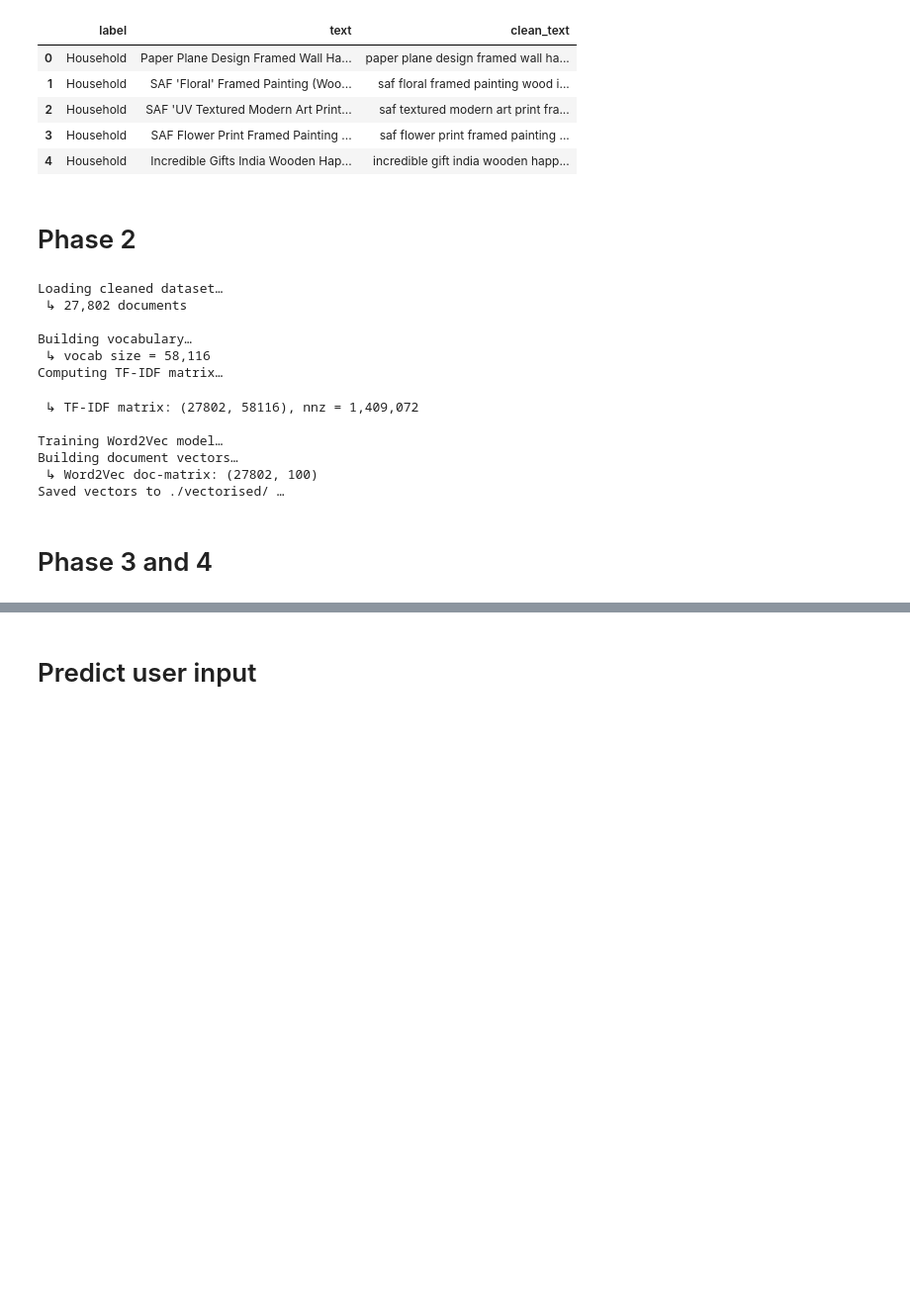
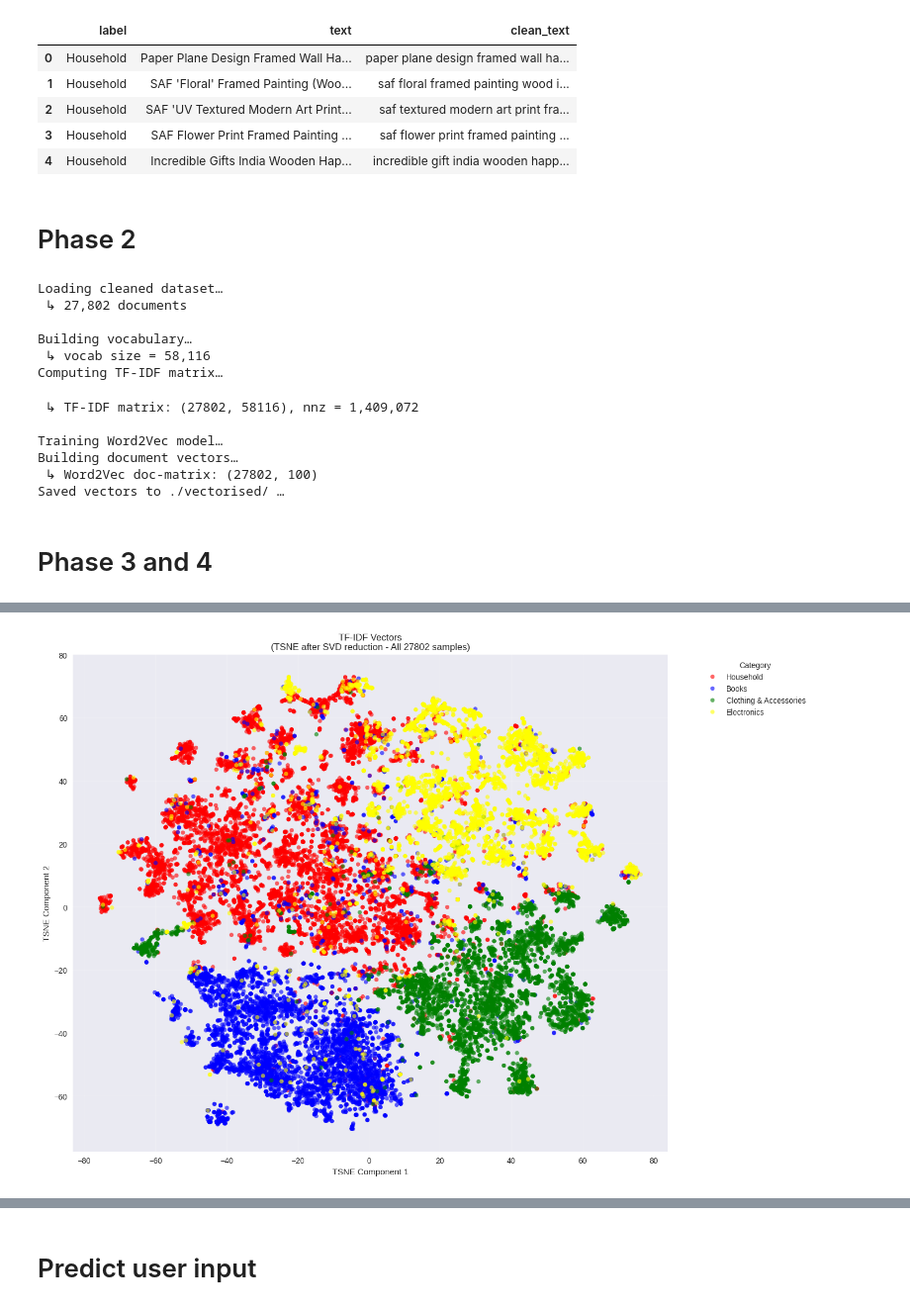
Before and after one commit to HosseinArianmehr2004/Ecommerce-NLP-Classification, a Jupyter notebook: source.ipynb, the cells around one changed output, grey strips where cells are left out. Shown at 99% size. Cells and saved outputs as stored; diff of their text form; code cells hidden in the pictures; blank space fills up the shorter version.

```diff
--- a/source.ipynb
+++ b/source.ipynb
@@ -470,0 +508,93 @@ Sample indices predicted as 'Electronics': []
+# %%
+import numpy as np
+import matplotlib.pyplot as plt
+from sklearn.decomposition import TruncatedSVD
+from sklearn.preprocessing import Normalizer
+from sklearn.manifold import TSNE
+from sklearn.decomposition import PCA
+from sklearn.preprocessing import LabelEncoder
+import seaborn as sns
+import pandas as pd
+
+def plot_tfidf_improved(X, labels, title, method='pca'):
+    """
+    Improved visualization for TF-IDF vectors with proper preprocessing
+    """
+    # Convert string labels to numerical
+    if isinstance(labels[0], str):
+        label_encoder = LabelEncoder()
+        labels_numeric = label_encoder.fit_transform(labels)
+        class_names = label_encoder.classes_
+        print(f"Classes: {list(class_names)}")
+    else:
+        labels_numeric = labels
+        class_names = np.unique(labels)
+
+    # Use all data (no sampling)
+    if hasattr(X, 'issparse') and X.issparse():
+        X_dense = X.toarray()
+    else:
+        X_dense = X
+
+    print(f"Using all {X_dense.shape[0]} data points")
+    print(f"Data shape: {X_dense.shape}")
+
+    # Step 1: Reduce dimensionality first using SVD (essential for TF-IDF)
+    n_components = min(100, X_dense.shape[1]-1)
+    print(f"Reducing to {n_components} dimensions with SVD...")
+    svd = TruncatedSVD(n_components=n_components, random_state=42)
+    X_reduced = svd.fit_transform(X_dense)
+
+    # Step 2: Normalize the reduced vectors
+    X_reduced = Normalizer().fit_transform(X_reduced)
+
+    # Step 3: Apply final dimensionality reduction
+    if method == 'pca':
+        print("Applying PCA...")
+        reducer = PCA(n_components=2, random_state=42)
+        X_final = reducer.fit_transform(X_reduced)
+        print(f"Explained variance ratio: {reducer.explained_variance_ratio_.sum():.3f}")
+
+    elif method == 'tsne':
+        print("Applying t-SNE...")
+        # For large datasets, use higher perplexity and more iterations
+        reducer = TSNE(n_components=2, random_state=42,
+                      perplexity=min(50, X_reduced.shape[0]//10),
+                      learning_rate=200, n_iter=1000,
+                      init='random')  # Use random init for stability
+        X_final = reducer.fit_transform(X_reduced)
+
+    # Create the plot
+    plt.figure(figsize=(14, 10))  # Larger figure for more data points
+
+    # Create custom color palette with red, blue, green, yellow
+    custom_palette = ['red', 'blue', 'green', 'yellow', 'orange', 'purple', 'cyan', 'magenta', 'lime', 'pink']
+
+    # Use seaborn for better categorical plotting
+    df = pd.DataFrame({
+        'x': X_final[:, 0],
+        'y': X_final[:, 1],
+        'class': [class_names[l] for l in labels_numeric] if isinstance(labels[0], str) else labels_numeric
+    })
+
+    # Use smaller point size and adjust alpha for better visibility with many points
+    sns.scatterplot(data=df, x='x', y='y', hue='class',
+                   palette=custom_palette, alpha=0.6, s=30, edgecolor='none')
+
+    plt.title(f"{title}\n({method.upper()} after SVD reduction - All {X_dense.shape[0]} samples)")
+    plt.xlabel(f"{method.upper()} Component 1")
+    plt.ylabel(f"{method.upper()} Component 2")
+    plt.legend(title='Category', bbox_to_anchor=(1.05, 1), loc='upper left')
+    plt.grid(True, alpha=0.2)
+    plt.tight_layout()
+    plt.savefig(f"{title.lower().replace(' ', '_')}_{method}_all_data.png", dpi=300, bbox_inches='tight')
+    plt.show()
+
+    return X_final
+
+# Plot all data with PCA
+X_pca = plot_tfidf_improved(X_tfidf, labels, "TF-IDF Vectors", method='tsne')
+
+# You can also try with t-SNE (but be warned: this will be slow for large datasets)
+# X_tsne = plot_tfidf_improved(X_tfidf, labels, "TF-IDF Vectors", method='tsne')
+# %% [output]
@@ -470,0 +606 @@ Sample indices predicted as 'Electronics': []
+[figure, added]
```
Also changed, not shown: parts of 8 cells of this notebook.
